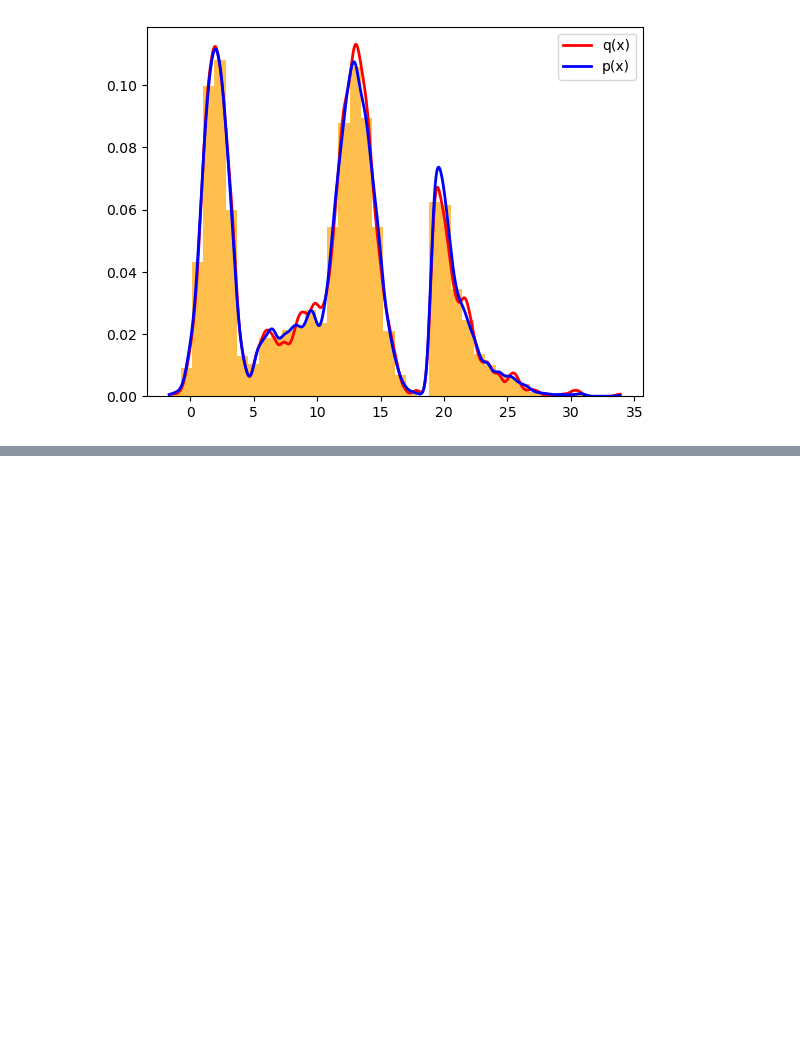
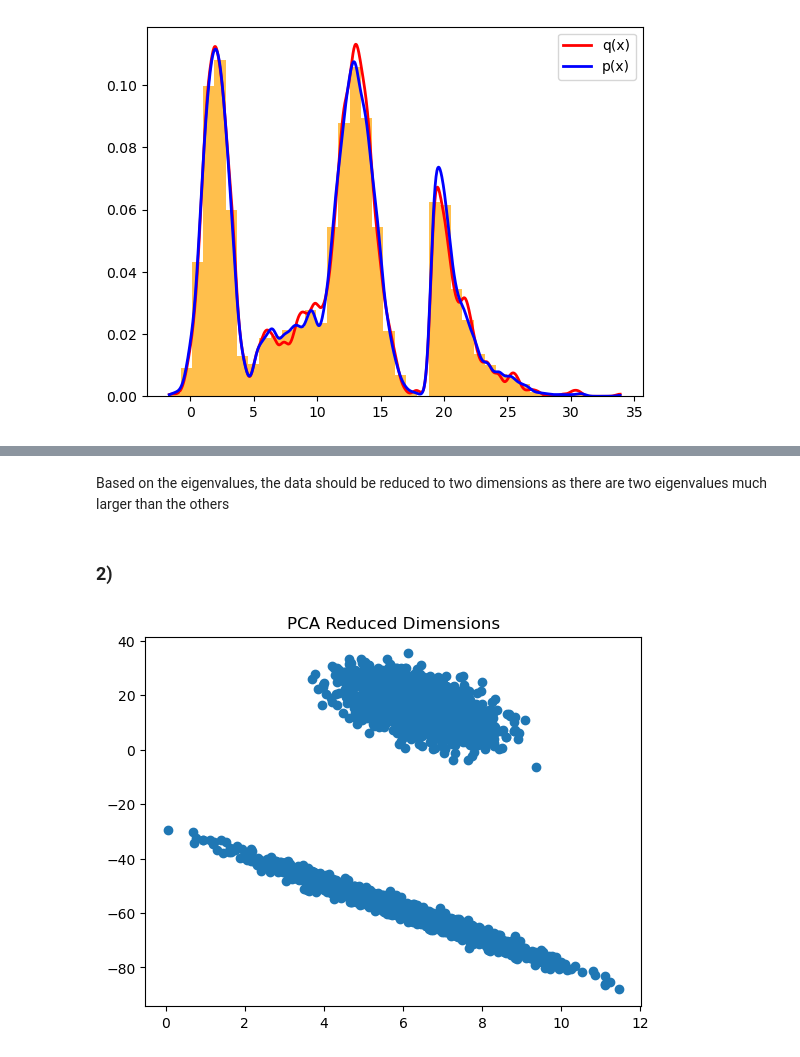
Before and after one commit to kennethaldridge/DS4400-HW, a Jupyter notebook: coding_final_exam/ds4400_final_exam.ipynb, the cells around one changed output, grey strips where cells are left out. Cells and saved outputs as stored; diff of their text form; code cells hidden in the pictures; blank space fills up the shorter version.

Commit message:
Question 6 for final coding exam

```diff
--- a/coding_final_exam/ds4400_final_exam.ipynb
+++ b/coding_final_exam/ds4400_final_exam.ipynb
@@ -725,0 +730,2 @@ plt.show()
+# %%
+X = genfromtxt('coding_final_data/Pollution_data.csv', delimiter=',')
@@ -725,0 +734,25 @@ plt.show()
+# %%
+def center_func(n):
+      C = np.eye(n) - (1/n) * np.ones((n, n))
+      return C
+
+def cov_matrix_func(X, C):
+     Q = X.T @ C @ X
+     return Q
+
+
+def pca_reduc_func(X, num_dimensions):
+    n = len(X)
+
+    C = center_func(n)
+    Q = cov_matrix_func(X, C)
+
+    [D, V] = np.linalg.eigh(Q)
+
+    v = V[:, -num_dimensions:]
+
+    X_hat = X @ v
+
+    return X_hat, v, D
+# %%
+X_hat, v, D = pca_reduc_func(X, 2)
@@ -725,0 +775,10 @@ plt.show()
+# %% [markdown]
+Based on the eigenvalues, the data should be reduced to two dimensions as there are two eigenvalues much larger than the others
+# %% [markdown]
+### 2)
+# %%
+plt.scatter(X_hat[:, 0], X_hat[:, 1])
+plt.title('PCA Reduced Dimensions')
+plt.show()
+# %% [output]
+[figure, added]
```
Also changed, not shown: parts of 27 cells of this notebook, 1 other file.
